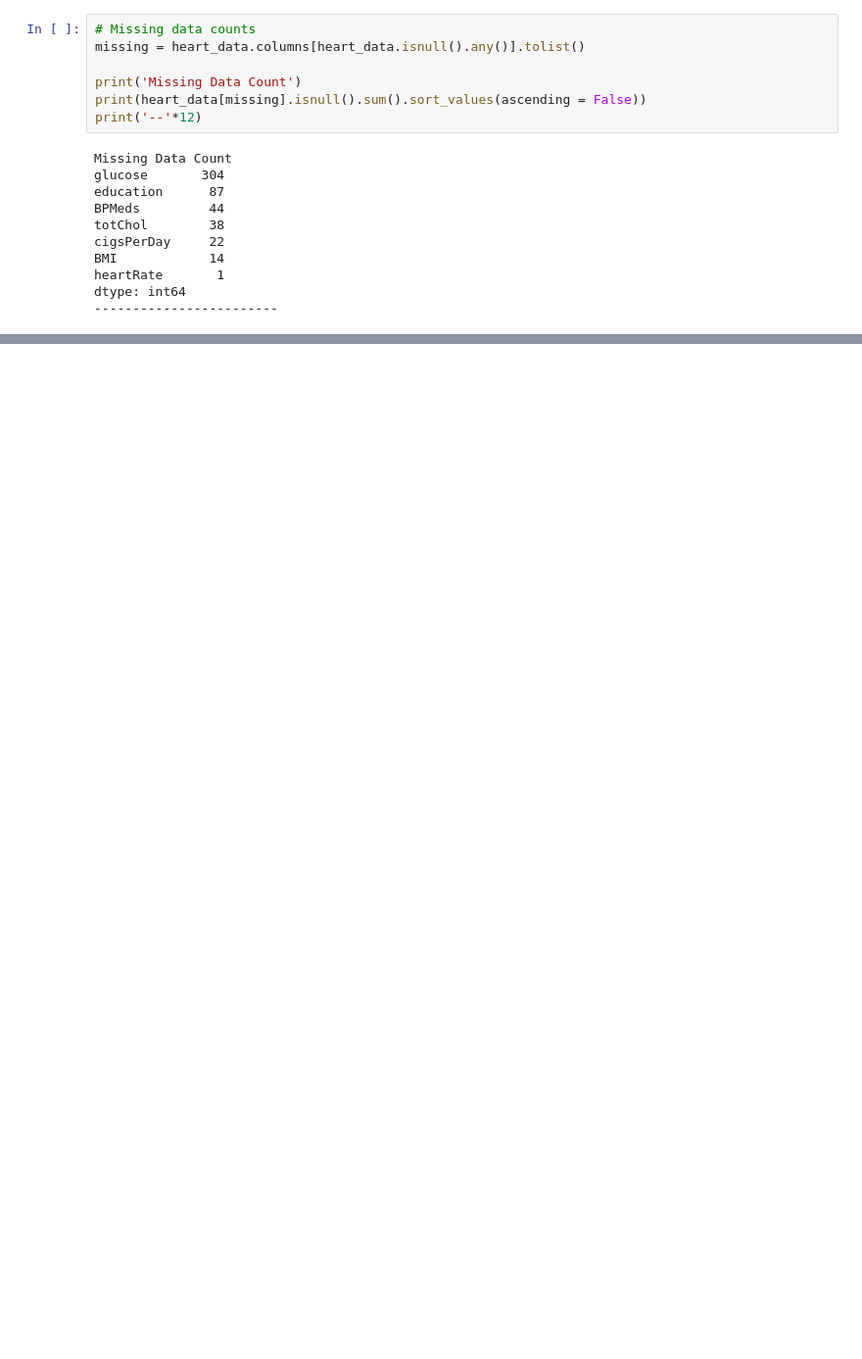
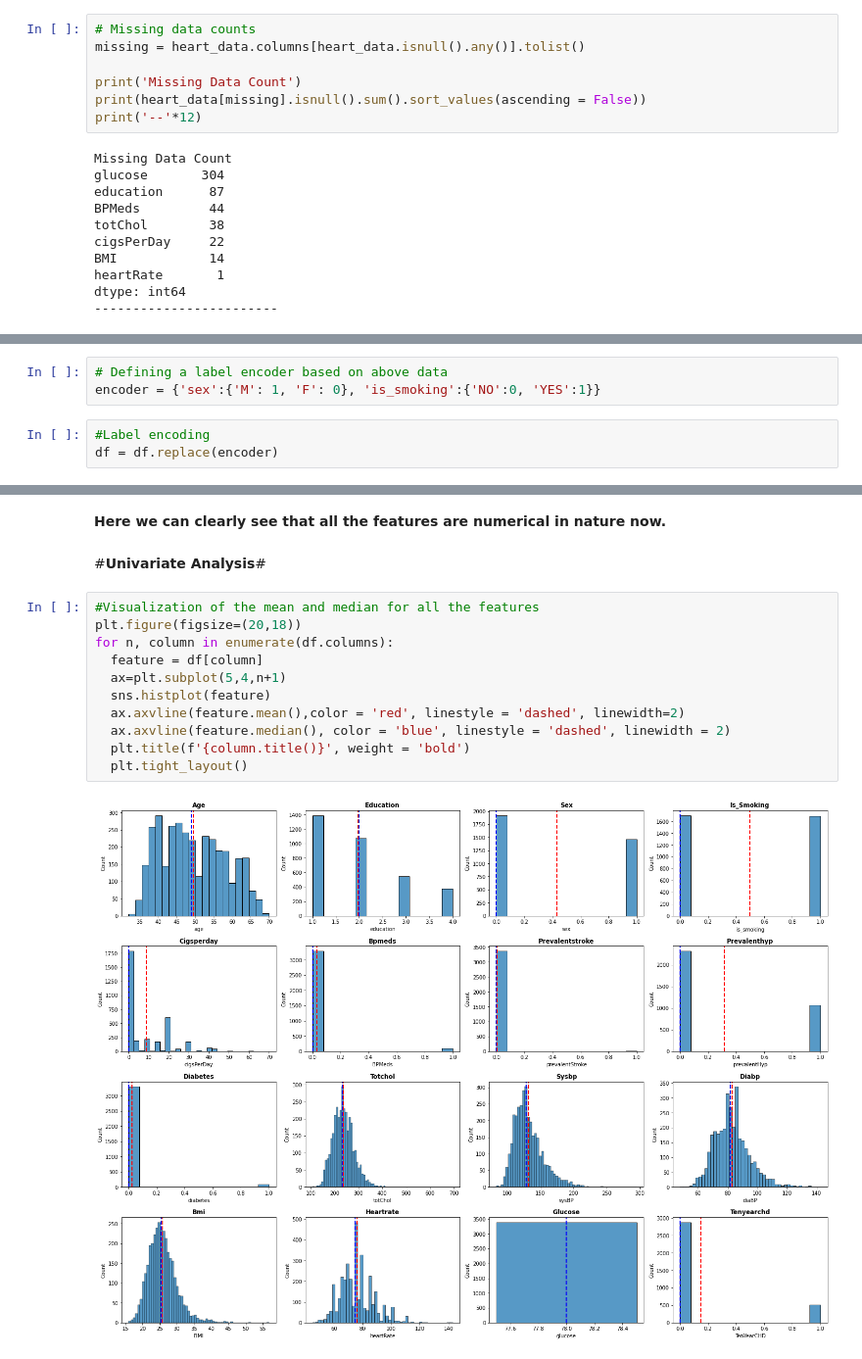
Before and after one commit to sksamima5/Cardiovascular-Risk-Prediction, a Jupyter notebook: Cardiovascular_Risk_Prediction_.ipynb, the cells around one changed output, grey strips where cells are left out. Shown: that part at 98% size. Cells and saved outputs as stored; diff of their text form; blank space fills up the shorter version.

```diff
--- a/Cardiovascular_Risk_Prediction_.ipynb
+++ b/Cardiovascular_Risk_Prediction_.ipynb
@@ -216,0 +425,6 @@ for col in ['glucose','education','BPMeds','totChol','cigsPerDay','BMI','heartRa
+# %%
+# Defining a label encoder based on above data
+encoder = {'sex':{'M': 1, 'F': 0}, 'is_smoking':{'NO':0, 'YES':1}}
+# %%
+#Label encoding
+df = df.replace(encoder)
@@ -216,0 +441,17 @@ for col in ['glucose','education','BPMeds','totChol','cigsPerDay','BMI','heartRa
+# %% [markdown]
+<b> Here we can clearly see that all the features are numerical in nature now.
+# %% [markdown]
+#**Univariate Analysis**#
+# %%
+#Visualization of the mean and median for all the features
+plt.figure(figsize=(20,18))
+for n, column in enumerate(df.columns):
+  feature = df[column]
+  ax=plt.subplot(5,4,n+1)
+  sns.histplot(feature)
+  ax.axvline(feature.mean(),color = 'red', linestyle = 'dashed', linewidth=2)
+  ax.axvline(feature.median(), color = 'blue', linestyle = 'dashed', linewidth = 2)
+  plt.title(f'{column.title()}', weight = 'bold')
+  plt.tight_layout()
+# %% [output]
+[figure, added]
```
Also changed, not shown: parts of 34 cells of this notebook.
